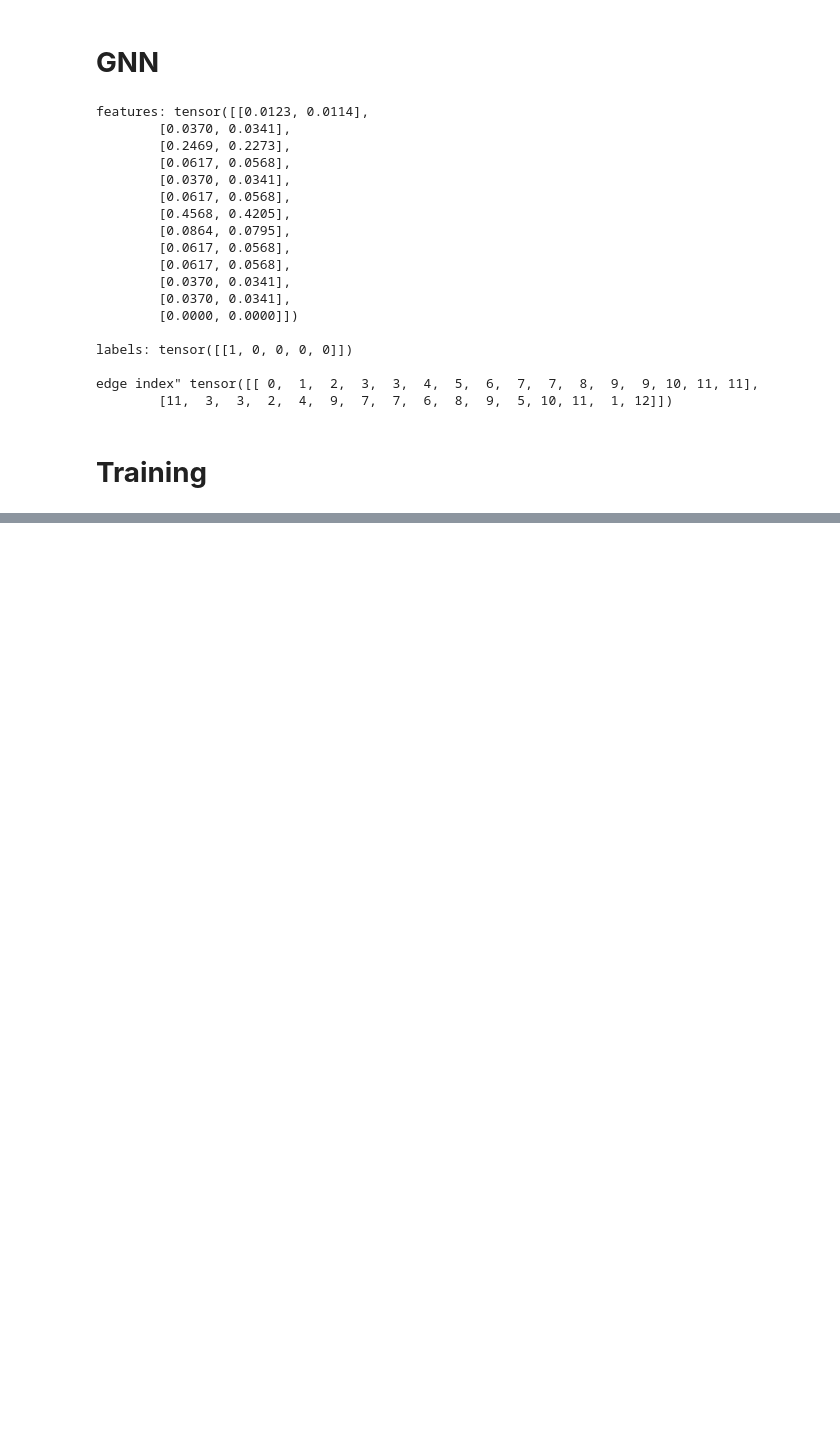
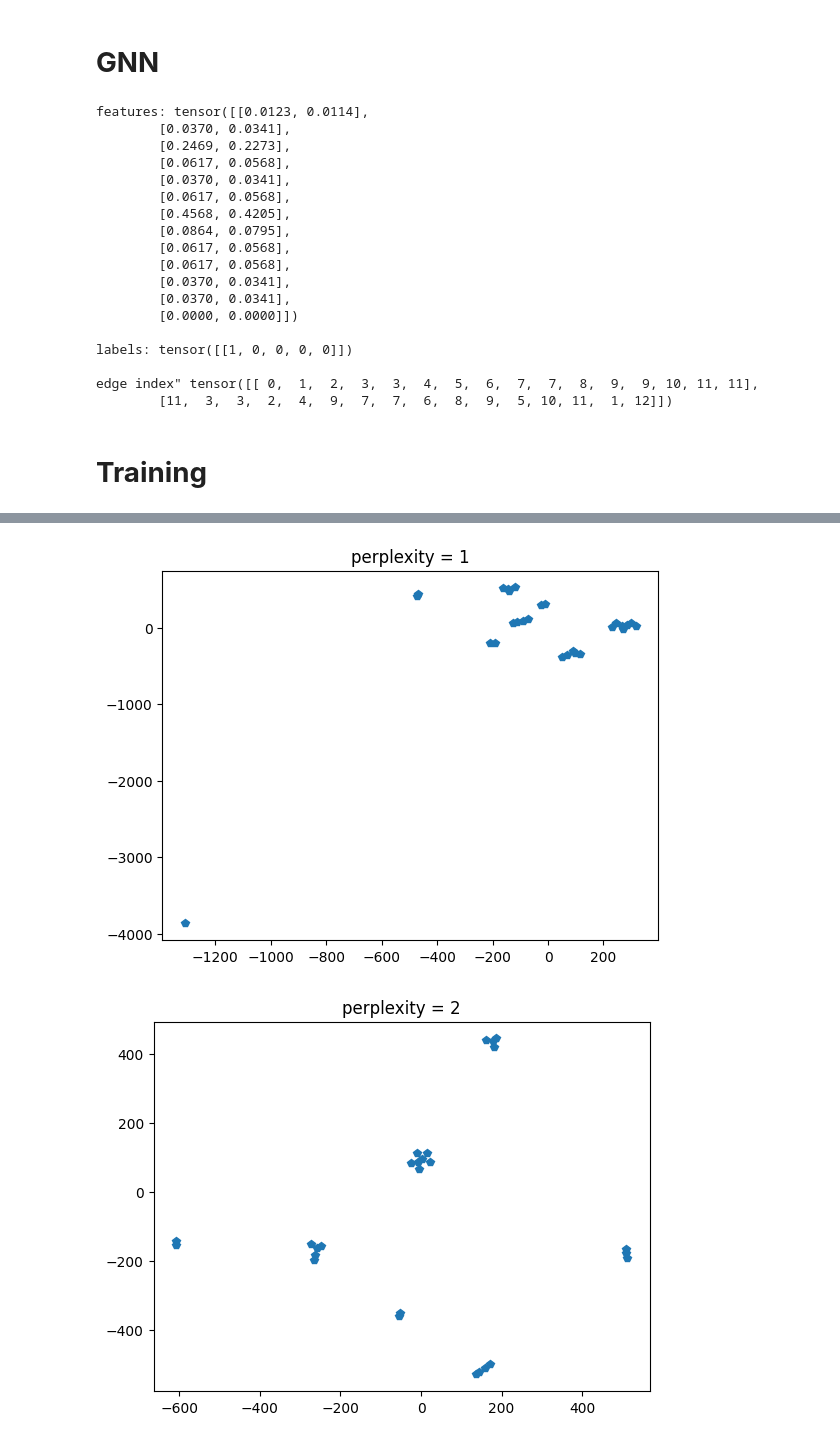
Before and after one commit to TreeinRandomForest/gnnexamples, a Jupyter notebook: nbs/GNN_Reza.ipynb, the cells around one changed output, grey strips where cells are left out. Drawn from its saved outputs; the diff is of its cells as text; code cells hidden in the pictures; blank space fills up the shorter version.

```diff
--- a/nbs/GNN_Reza.ipynb
+++ b/nbs/GNN_Reza.ipynb
@@ -673,0 +945,11 @@ Epoch: 951, Train Loss: 0.001918133782237419, Test Avg. Accuracy: 0.0
+# %%
+for perp in [1, 2, 4, 8, 15]:
+    tsne = TSNE(n_components=2, perplexity=1)
+    emb_tsne = tsne.fit_transform(emb_feats)
+
+    plt.figure()
+    plt.plot(emb_tsne[:,0], emb_tsne[:, 1], 'p')
+    plt.title(f'perplexity = {perp}')
+# %% [output]
+[figure, added]
+[figure, added]
```
Also changed, not shown: parts of 23 cells of this notebook.
